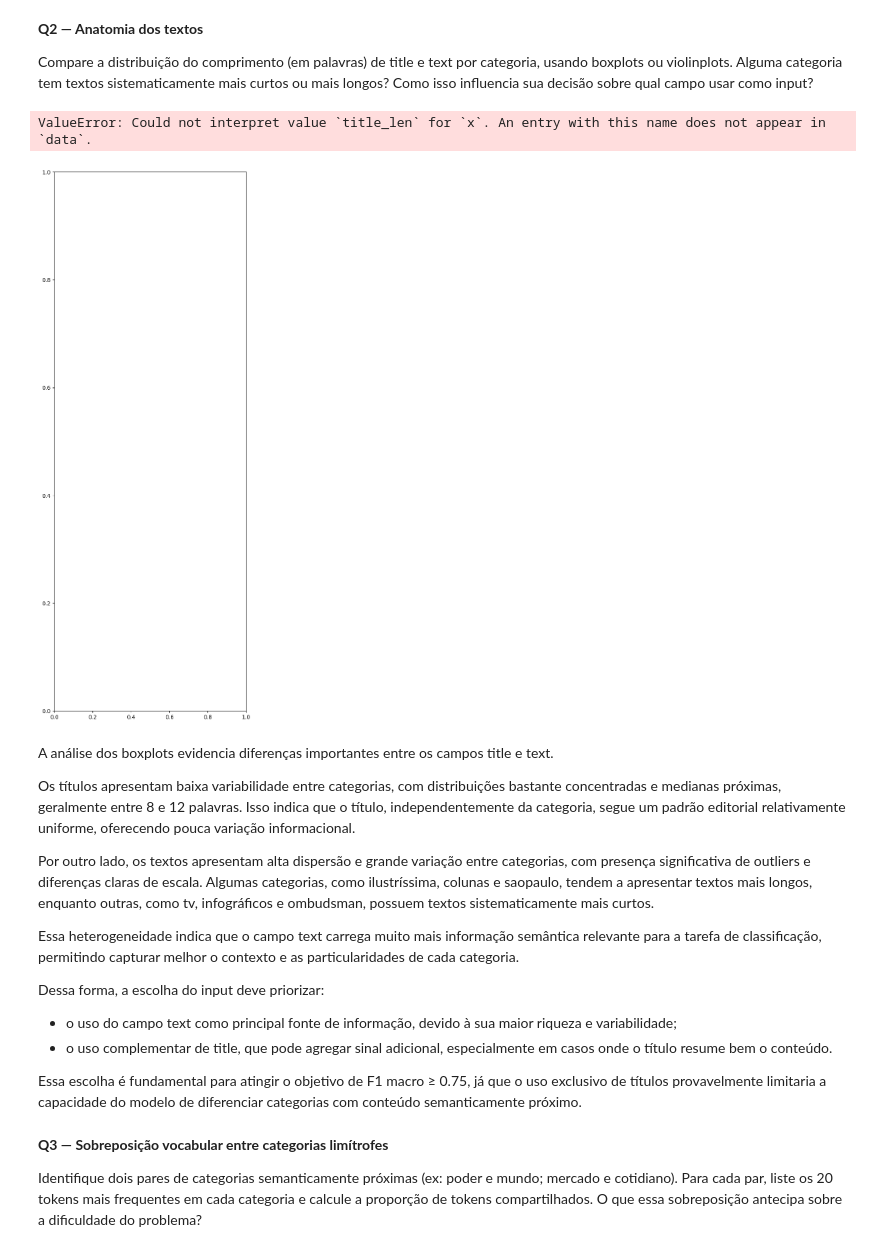
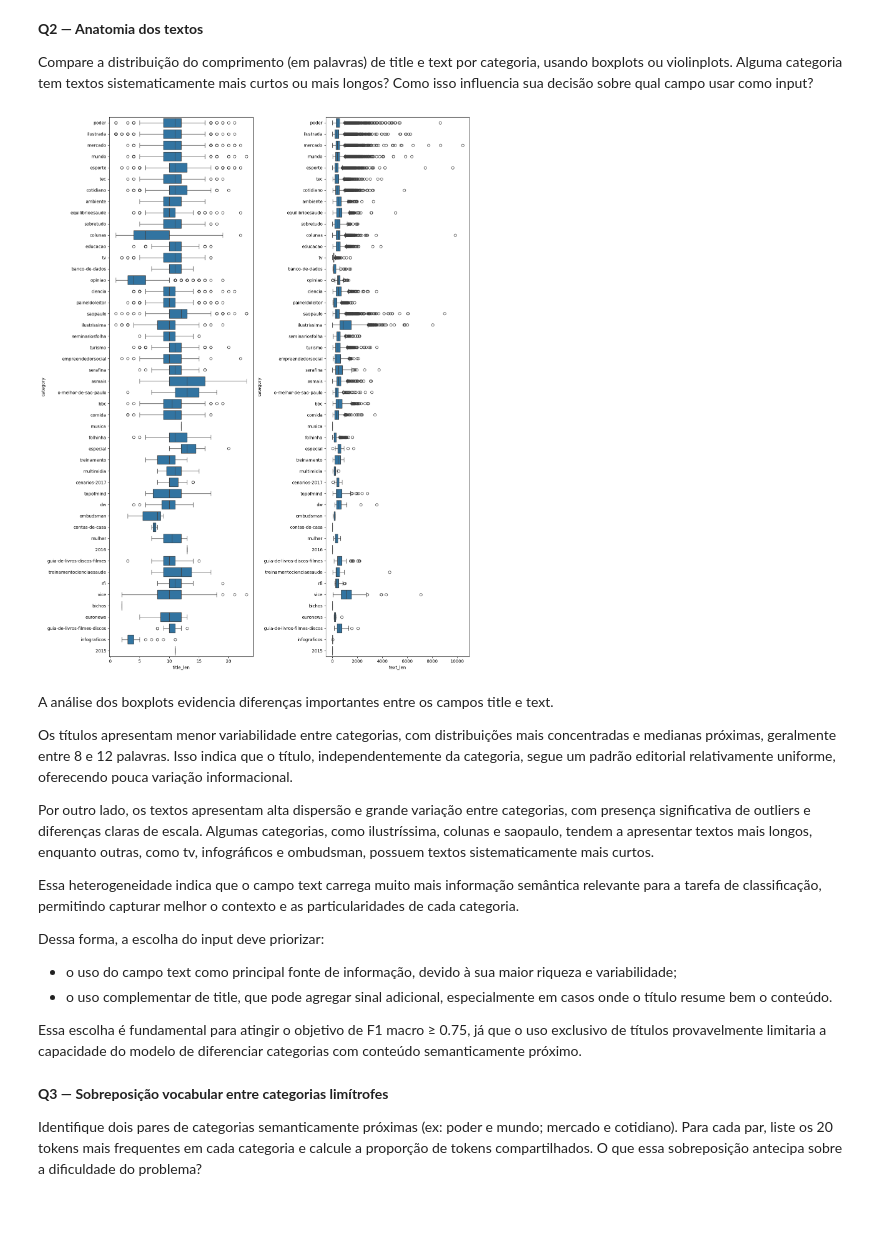
Before and after one commit to JMCVALE/ASN-ROCKS-, a Jupyter notebook: TEXT_MINING.ipynb, the cells around one changed output. Saved outputs shown, nothing was run; the diff lists cells and outputs as text; code cells hidden in the pictures; blank space fills up the shorter version.

```diff
--- a/TEXT_MINING.ipynb
+++ b/TEXT_MINING.ipynb
@@ -153,43 +153,36 @@ Além disso, torna-se necessário aplicar estratégias de tratamento de dados e
 
 Compare a distribuição do comprimento (em palavras) de title e text por categoria, usando boxplots ou violinplots. Alguma categoria tem textos sistematicamente mais curtos ou mais longos? Como isso influencia sua decisão sobre qual campo usar como input?
 # %%
-import matplotlib.pyplot as plt
-import seaborn as sns
-
-# Ordenar categorias por frequência
-order = df['category'].value_counts().index
+# CRIAR COLUNAS
+df['title_len'] = df['title'].fillna('').apply(lambda x: len(x.split()))
+df['text_len'] = df['text'].fillna('').apply(lambda x: len(x.split()))
 
 plt.figure(figsize=(14,18))
 
 # TITLE
 plt.subplot(1,2,1)
 sns.boxplot(
     data=df,
     y='category',
-    x='title_len',
-    order=order
+    x='title_len'
 )
-plt.title('Comprimento dos Titles por Categoria')
 
 # TEXT
 plt.subplot(1,2,2)
 sns.boxplot(
     data=df,
     y='category',
-    x='text_len',
-    order=order
+    x='text_len'
 )
-plt.title('Comprimento dos Textos por Categoria')
 
 plt.tight_layout()
 plt.show()
 # %% [output]
-ValueError: Could not interpret value `title_len` for `x`. An entry with this name does not appear in `data`.
-[figure, old version]
+[figure, new version]
 # %% [markdown]
 A análise dos boxplots evidencia diferenças importantes entre os campos title e text.
 
-Os títulos apresentam baixa variabilidade entre categorias, com distribuições bastante concentradas e medianas próximas, geralmente entre 8 e 12 palavras. Isso indica que o título, independentemente da categoria, segue um padrão editorial relativamente uniforme, oferecendo pouca variação informacional.
+Os títulos apresentam menor variabilidade entre categorias, com distribuições mais concentradas e medianas próximas, geralmente entre 8 e 12 palavras. Isso indica que o título, independentemente da categoria, segue um padrão editorial relativamente uniforme, oferecendo pouca variação informacional.
 
 Por outro lado, os textos apresentam alta dispersão e grande variação entre categorias, com presença significativa de outliers e diferenças claras de escala. Algumas categorias, como ilustríssima, colunas e saopaulo, tendem a apresentar textos mais longos, enquanto outras, como tv, infográficos e ombudsman, possuem textos sistematicamente mais curtos.
 
```
Also changed, not shown: parts of 4 cells of this notebook.
